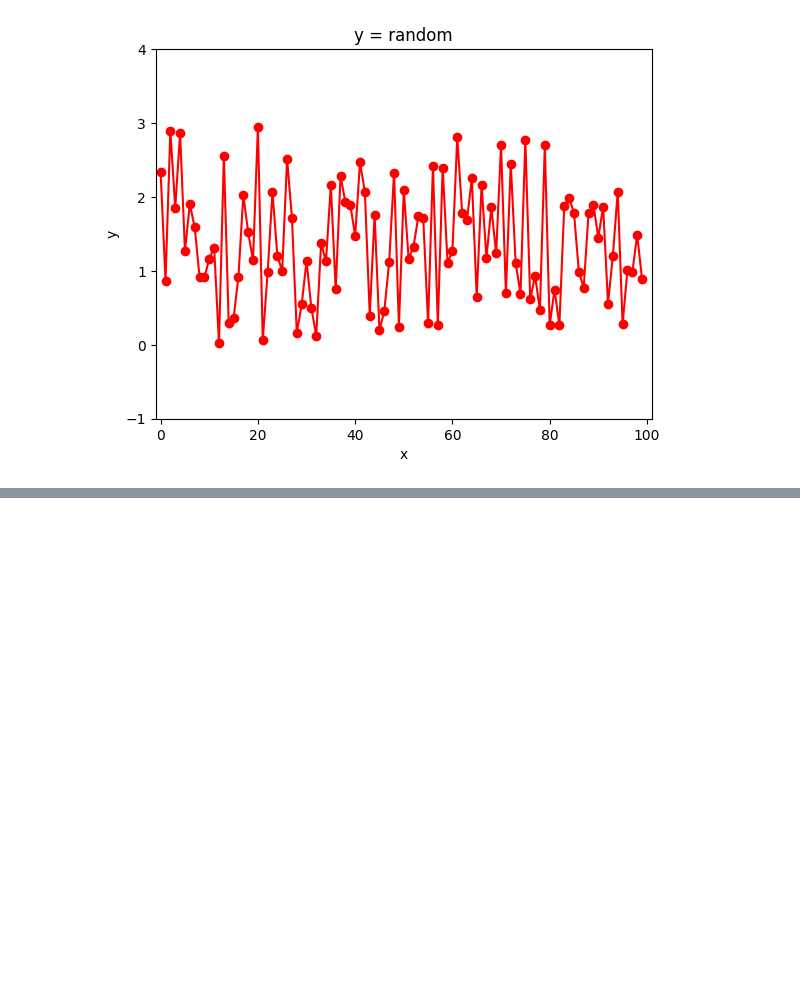
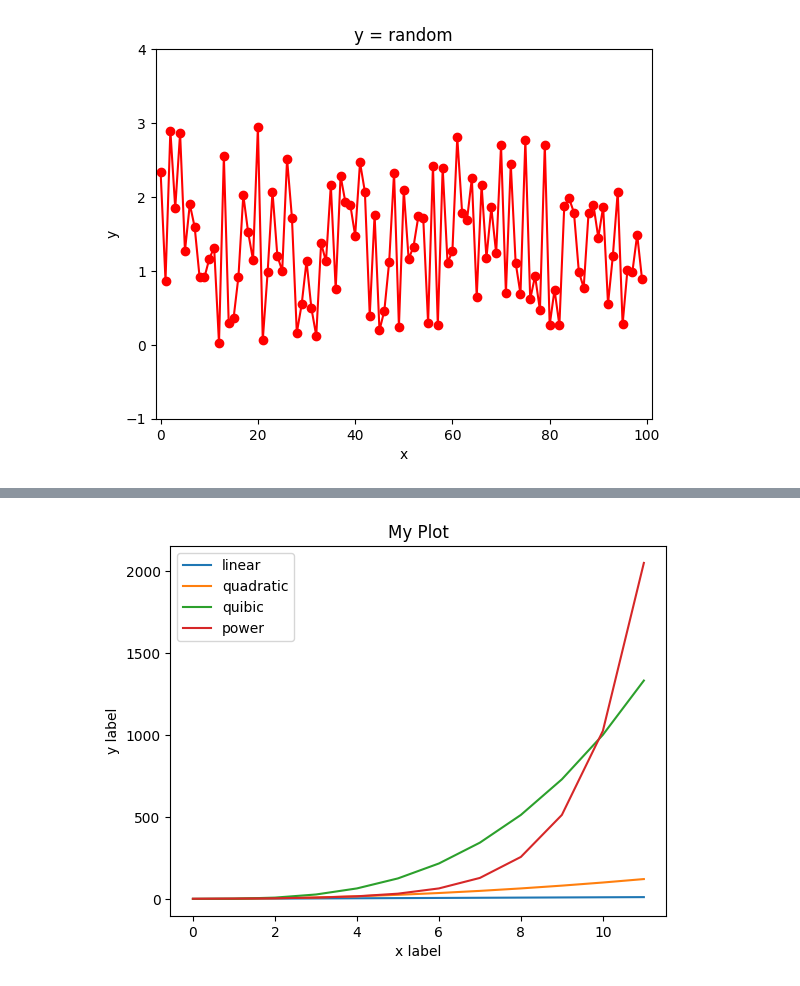
Before and after one commit to joostory/study-python, a Jupyter notebook: data_science.ipynb, the cells around one changed output, grey strips where cells are left out. Saved outputs shown, nothing was run; the diff lists cells and outputs as text; code cells hidden in the pictures; blank space fills up the shorter version.

```diff
--- a/data_science.ipynb
+++ b/data_science.ipynb
@@ -395,0 +409,19 @@ plt.show()
+# %%
+import matplotlib.pyplot as plt
+
+x = [x for x in range(12)]
+y = [t**2 for t in x]
+z = [t**3 for t in x]
+
+plt.plot(x, x, label='linear')
+plt.plot(x, y, label='quadratic')
+plt.plot(x, z, label='quibic')
+plt.plot(x, [2**t for t in x], label='power')
+
+plt.xlabel('x label')
+plt.ylabel('y label')
+plt.title('My Plot')
+plt.legend()
+plt.show()
+# %% [output]
+[figure, added]
```
Also changed, not shown: parts of 10 cells of this notebook, 3 other files.
